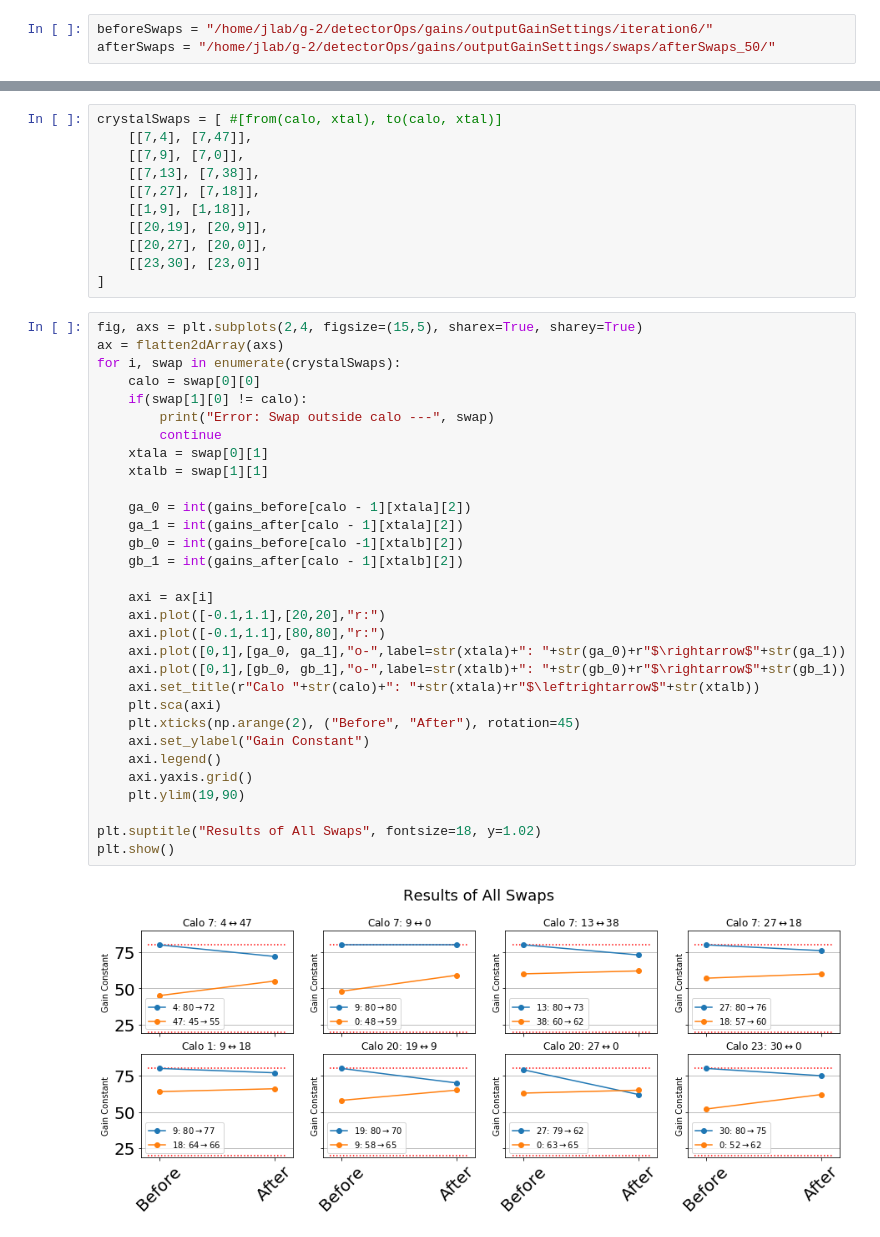
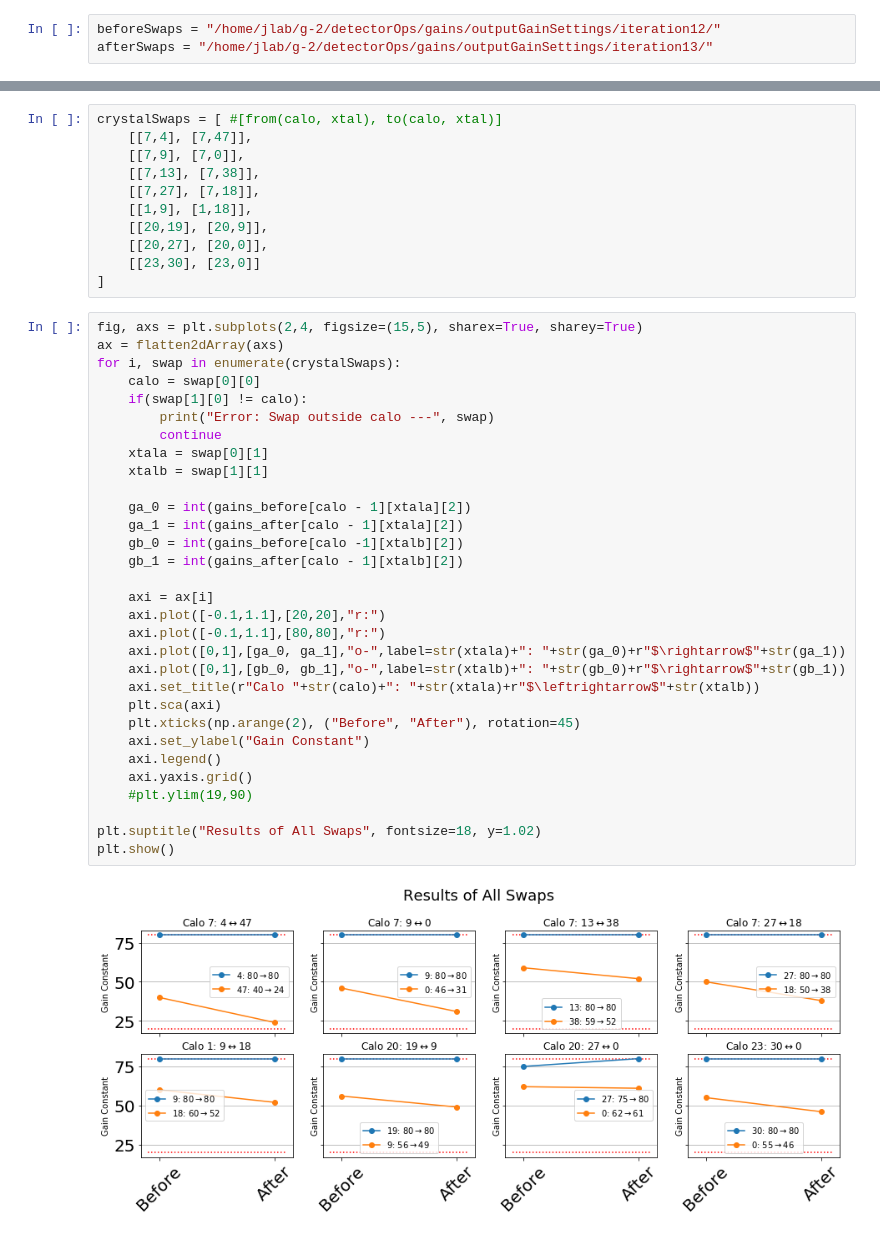
Before and after one commit to jlabounty/g-2, a Jupyter notebook: detectorOps/gains/analyzeSwaps.ipynb, the cells around one changed output, grey strips where cells are left out. Saved outputs shown, nothing was run; the diff lists cells and outputs as text.

Commit message:
Updates for new gain iterations taken 11/2

```diff
--- a/detectorOps/gains/analyzeSwaps.ipynb
+++ b/detectorOps/gains/analyzeSwaps.ipynb
@@ -27,3 +26,3 @@ def getGainsFromJsonFiles_JustGains(pathToFiles):
 # %%
-beforeSwaps = "/home/jlab/g-2/detectorOps/gains/outputGainSettings/iteration6/"
-afterSwaps = "/home/jlab/g-2/detectorOps/gains/outputGainSettings/swaps/afterSwaps_50/"
+beforeSwaps = "/home/jlab/g-2/detectorOps/gains/outputGainSettings/iteration12/"
+afterSwaps = "/home/jlab/g-2/detectorOps/gains/outputGainSettings/iteration13/"
@@ -45,32 +47,32 @@ crystalSwaps = [ #[from(calo, xtal), to(calo, xtal)]
 fig, axs = plt.subplots(2,4, figsize=(15,5), sharex=True, sharey=True)
 ax = flatten2dArray(axs)
 for i, swap in enumerate(crystalSwaps):
     calo = swap[0][0]
     if(swap[1][0] != calo):
         print("Error: Swap outside calo ---", swap)
         continue
     xtala = swap[0][1]
     xtalb = swap[1][1]
 
     ga_0 = int(gains_before[calo - 1][xtala][2])
     ga_1 = int(gains_after[calo - 1][xtala][2])
     gb_0 = int(gains_before[calo -1][xtalb][2])
     gb_1 = int(gains_after[calo - 1][xtalb][2])
 
     axi = ax[i]
     axi.plot([-0.1,1.1],[20,20],"r:")
     axi.plot([-0.1,1.1],[80,80],"r:")
     axi.plot([0,1],[ga_0, ga_1],"o-",label=str(xtala)+": "+str(ga_0)+r"$\rightarrow$"+str(ga_1))
     axi.plot([0,1],[gb_0, gb_1],"o-",label=str(xtalb)+": "+str(gb_0)+r"$\rightarrow$"+str(gb_1))
     axi.set_title(r"Calo "+str(calo)+": "+str(xtala)+r"$\leftrightarrow$"+str(xtalb))
     plt.sca(axi)
     plt.xticks(np.arange(2), ("Before", "After"), rotation=45)
     axi.set_ylabel("Gain Constant")
     axi.legend()
     axi.yaxis.grid()
-    plt.ylim(19,90)
+    #plt.ylim(19,90)
 
 plt.suptitle("Results of All Swaps", fontsize=18, y=1.02)
 plt.show()
 # %% [output]
-[figure, old version]
+[figure, new version]
```
Also changed, not shown: parts of 3 cells of this notebook, 2 other files.
